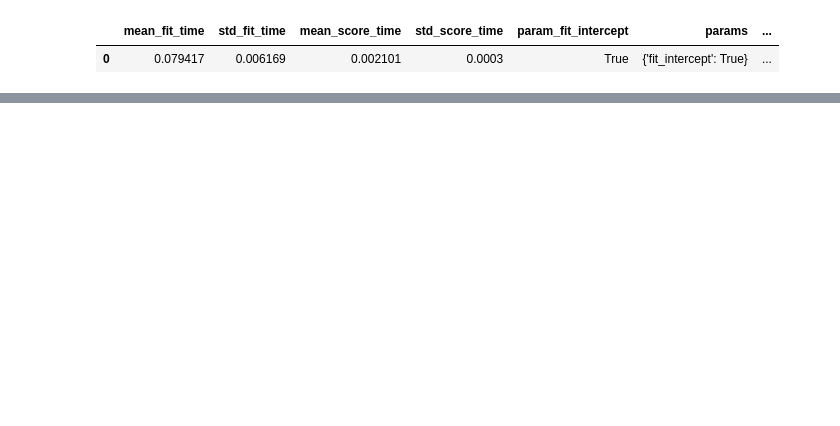
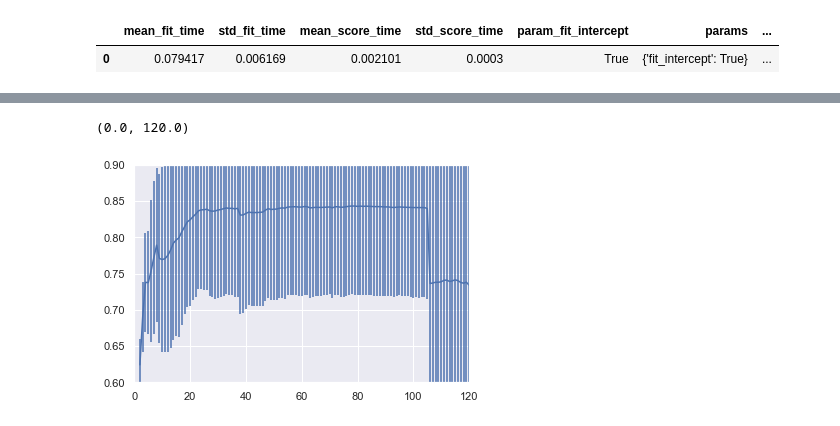
Before and after one commit to martinsun0/AML-assignments, a Jupyter notebook: hw2/RLS/hw2_part1.ipynb, the cells around one changed output, grey strips where cells are left out. Cells and saved outputs as stored; diff of their text form; code cells hidden in the pictures; blank space fills up the shorter version.

```diff
--- a/hw2/RLS/hw2_part1.ipynb
+++ b/hw2/RLS/hw2_part1.ipynb
@@ -376,0 +466,7 @@ BSR_results = pd.DataFrame(BSR_grid_cv.cv_results_)
+# %%
+plt.errorbar(score_k[0:-1,0], score_k[0:-1,1], yerr=score_k[0:-1,2])
+plt.ylim(0.6, 0.9)
+plt.xlim(0,120)
+# %% [output]
+(0.0, 120.0)
+[figure, added]
```
Also changed, not shown: parts of 14 cells of this notebook.
